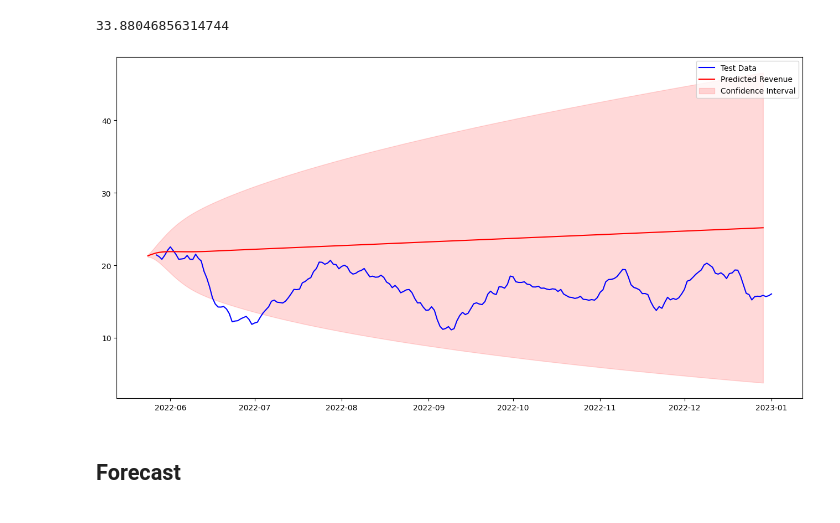
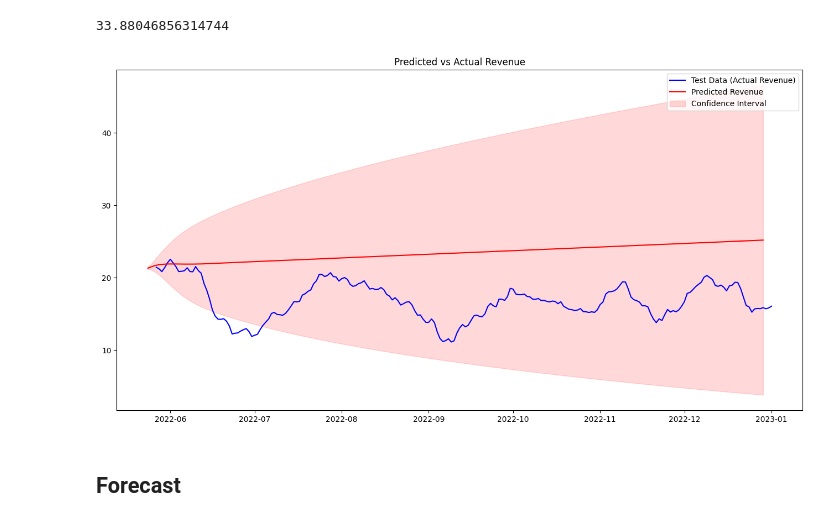
Before and after one commit to sjo1403/advanced-data-analytics, a Jupyter notebook: D213 Task 1.ipynb, the cells around one changed output. Cells and saved outputs as stored; diff of their text form; code cells hidden in the pictures.

```diff
--- a/D213 Task 1.ipynb
+++ b/D213 Task 1.ipynb
@@ -283,20 +281,21 @@ smape(test, y_pred)
 33.88046856314744
 # %%
 fig = plt.figure(figsize=(16,8))
-plt.plot(test.Revenue, color='blue', label='Test Data')
+plt.plot(test.Revenue, color='blue', label='Test Data (Actual Revenue)')
 plt.plot(y_pred, color='red', label='Predicted Revenue')
+plt.title('Predicted vs Actual Revenue')
 
 # add confidence interval to plot
 confidence = arima.predict(n_periods=len(test), return_conf_int=True)[1]
 plt.fill_between(y_pred.index,
                      confidence[:, 0], confidence[:, 1],
                      alpha=0.15, color='red',
                      label="Confidence Interval")
 
 plt.legend()
 plt.show()
 # %% [output]
-[figure, old version]
+[figure, new version]
 # %% [markdown]
 ## Forecast
 # %%
```
Also changed, not shown: parts of 15 cells of this notebook.
